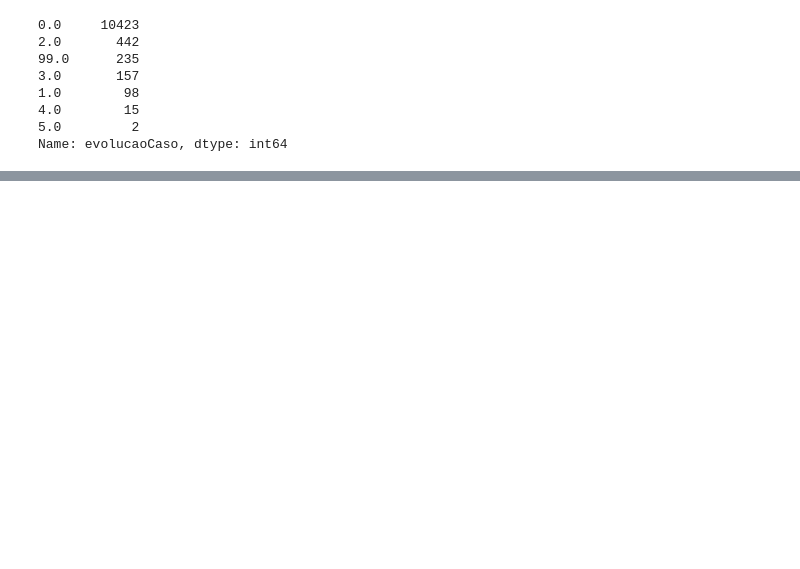
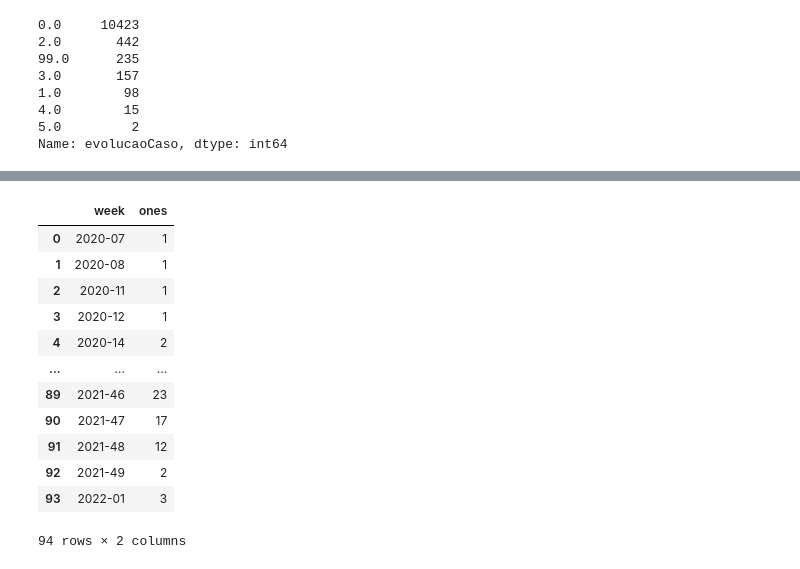
Before and after one commit to Julian-sun/PPSUS_IRECE, a Jupyter notebook: code/Data Analysis Irece.ipynb, the cells around one changed output, grey strips where cells are left out. Cells and saved outputs as stored; diff of their text form; code cells hidden in the pictures; blank space fills up the shorter version.

```diff
--- a/code/Data Analysis Irece.ipynb
+++ b/code/Data Analysis Irece.ipynb
@@ -206,0 +291,16 @@ Name: evolucaoCaso, dtype: int64
+# %%
+series2
+# %% [output]
+|  | week | ones |
+| 0 | 2020-07 | 1 |
+| 1 | 2020-08 | 1 |
+| 2 | 2020-11 | 1 |
+| 3 | 2020-12 | 1 |
+| 4 | 2020-14 | 2 |
+| ... | ... | ... |
+| 89 | 2021-46 | 23 |
+| 90 | 2021-47 | 17 |
+| 91 | 2021-48 | 12 |
+| 92 | 2021-49 | 2 |
+| 93 | 2022-01 | 3 |
+94 rows × 2 columns
```
Also changed, not shown: parts of 32 cells of this notebook.
